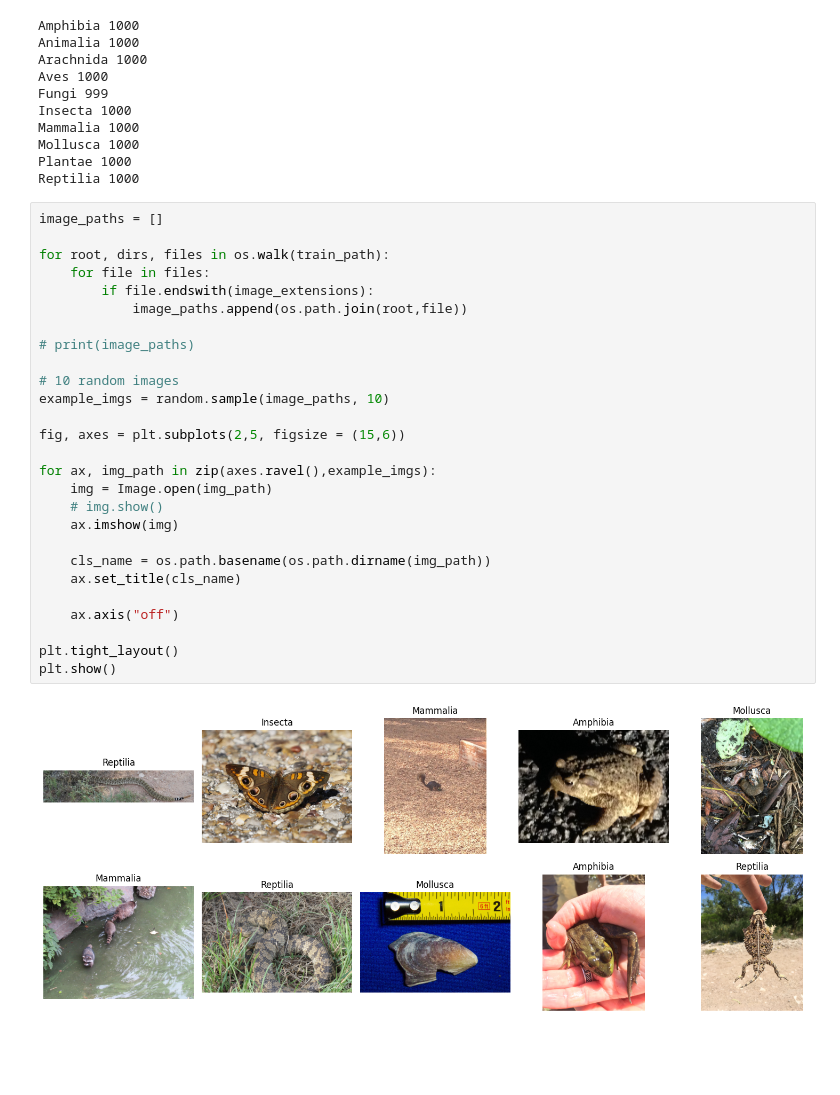
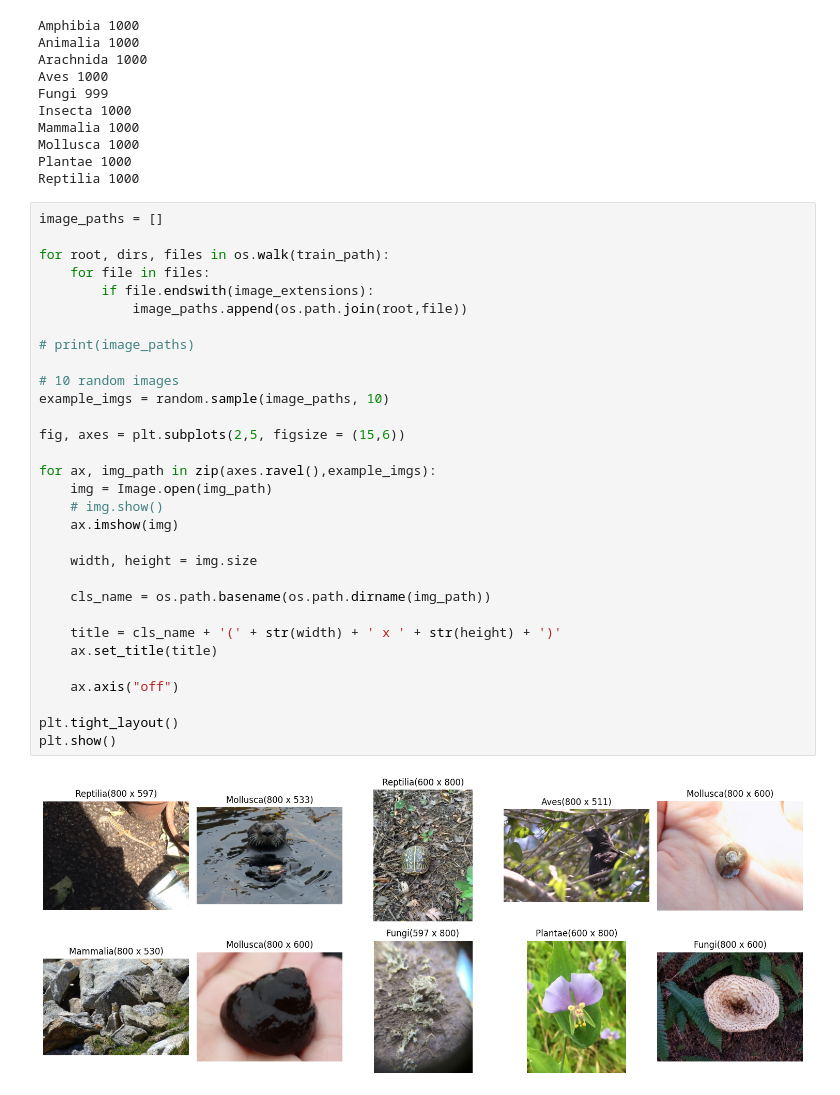
Before and after one commit to BVedhashreyan/inaturalist-cnn-classifier, a Jupyter notebook: notebooks/experiment.ipynb, the cells around one changed output. Cells and saved outputs as stored; diff of their text form; blank space fills up the shorter version.

```diff
--- a/notebooks/experiment.ipynb
+++ b/notebooks/experiment.ipynb
@@ -50,29 +56,33 @@ Reptilia 1000
 # %%
 image_paths = []
 
 for root, dirs, files in os.walk(train_path):
     for file in files:
         if file.endswith(image_extensions):
             image_paths.append(os.path.join(root,file))
 
 # print(image_paths)
 
 # 10 random images
 example_imgs = random.sample(image_paths, 10)
 
 fig, axes = plt.subplots(2,5, figsize = (15,6))
 
 for ax, img_path in zip(axes.ravel(),example_imgs):
     img = Image.open(img_path)
     # img.show()
     ax.imshow(img)
 
+    width, height = img.size
+
     cls_name = os.path.basename(os.path.dirname(img_path))
-    ax.set_title(cls_name)
+
+    title = cls_name + '(' + str(width) + ' x ' + str(height) + ')'
+    ax.set_title(title)
 
     ax.axis("off")
 
 plt.tight_layout()
 plt.show()
 # %% [output]
-[figure, old version]
+[figure, new version]
```
Also changed, not shown: parts of 11 cells of this notebook, 2 other files.
